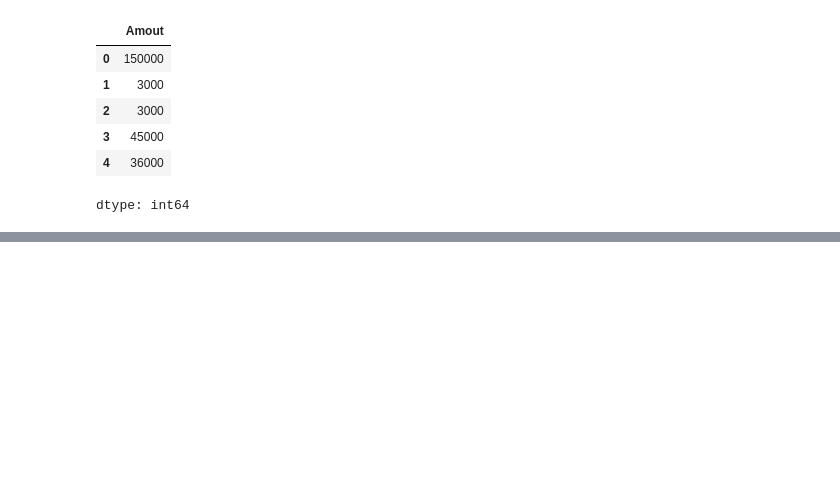
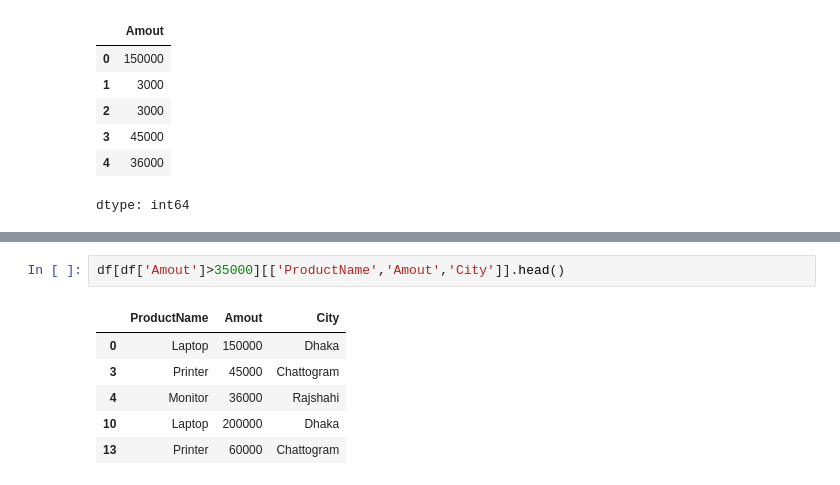
Before and after one commit to AbirHasanRawvy/Data-Analyst-BasicToAdvance, a Jupyter notebook: Paython/Day_24_DataManupulation.ipynb, the cells around one changed output, grey strips where cells are left out. Drawn from its saved outputs; the diff is of its cells as text; blank space fills up the shorter version.

```diff
--- a/Paython/Day_24_DataManupulation.ipynb
+++ b/Paython/Day_24_DataManupulation.ipynb
@@ -53,0 +81,9 @@ dtype: int64
+# %%
+df[df['Amout']>35000][['ProductName','Amout','City']].head()
+# %% [output]
+|  | ProductName | Amout | City |
+| 0 | Laptop | 150000 | Dhaka |
+| 3 | Printer | 45000 | Chattogram |
+| 4 | Monitor | 36000 | Rajshahi |
+| 10 | Laptop | 200000 | Dhaka |
+| 13 | Printer | 60000 | Chattogram |
```
Also changed, not shown: parts of 6 cells of this notebook.
